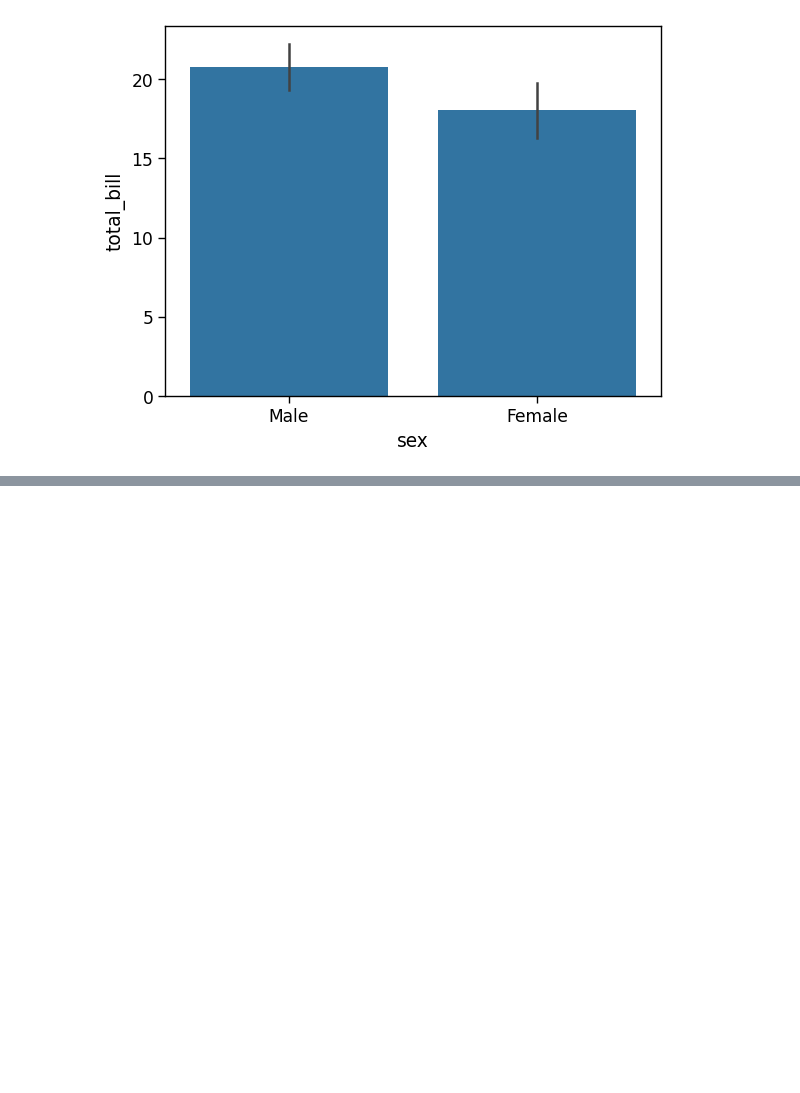
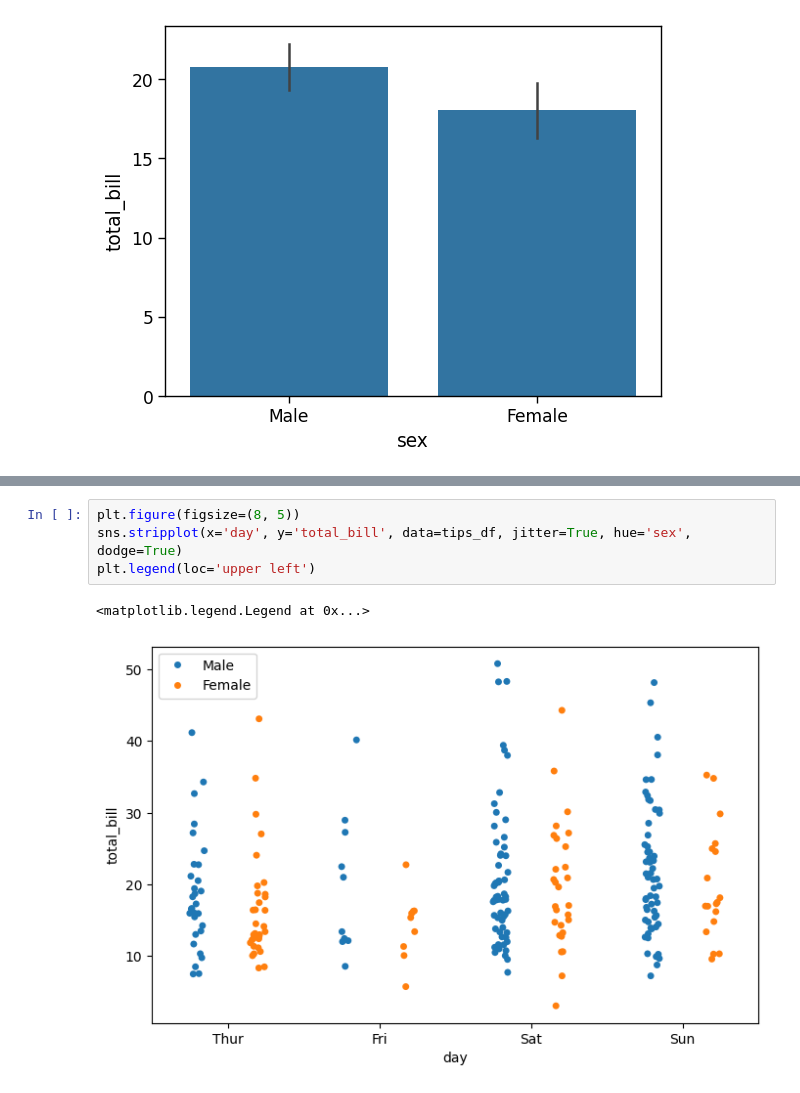
Before and after one commit to Subinkvs/Seaborn_Simplified, a Jupyter notebook: Juypter_seaborn.ipynb, the cells around one changed output, grey strips where cells are left out. Drawn from its saved outputs; the diff is of its cells as text; blank space fills up the shorter version.

```diff
--- a/Juypter_seaborn.ipynb
+++ b/Juypter_seaborn.ipynb
@@ -89,0 +102,7 @@ sns.barplot(x='sex', y='total_bill', data=tips_df)
+# %%
+plt.figure(figsize=(8, 5))
+sns.stripplot(x='day', y='total_bill', data=tips_df, jitter=True, hue='sex', dodge=True)
+plt.legend(loc='upper left')
+# %% [output]
+<matplotlib.legend.Legend at 0x...>
+[figure, added]
```
Also changed, not shown: parts of 15 cells of this notebook, 1 other file.
